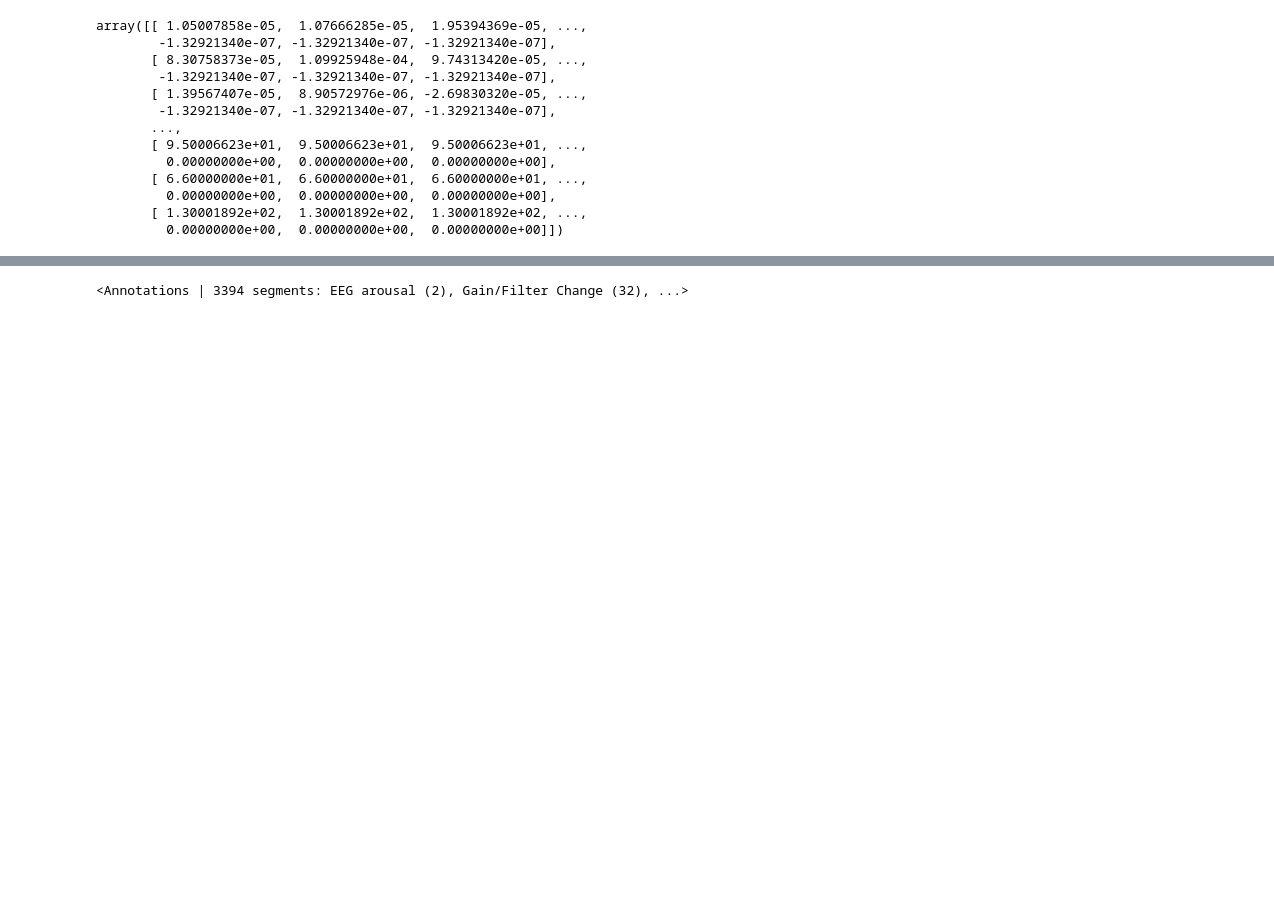
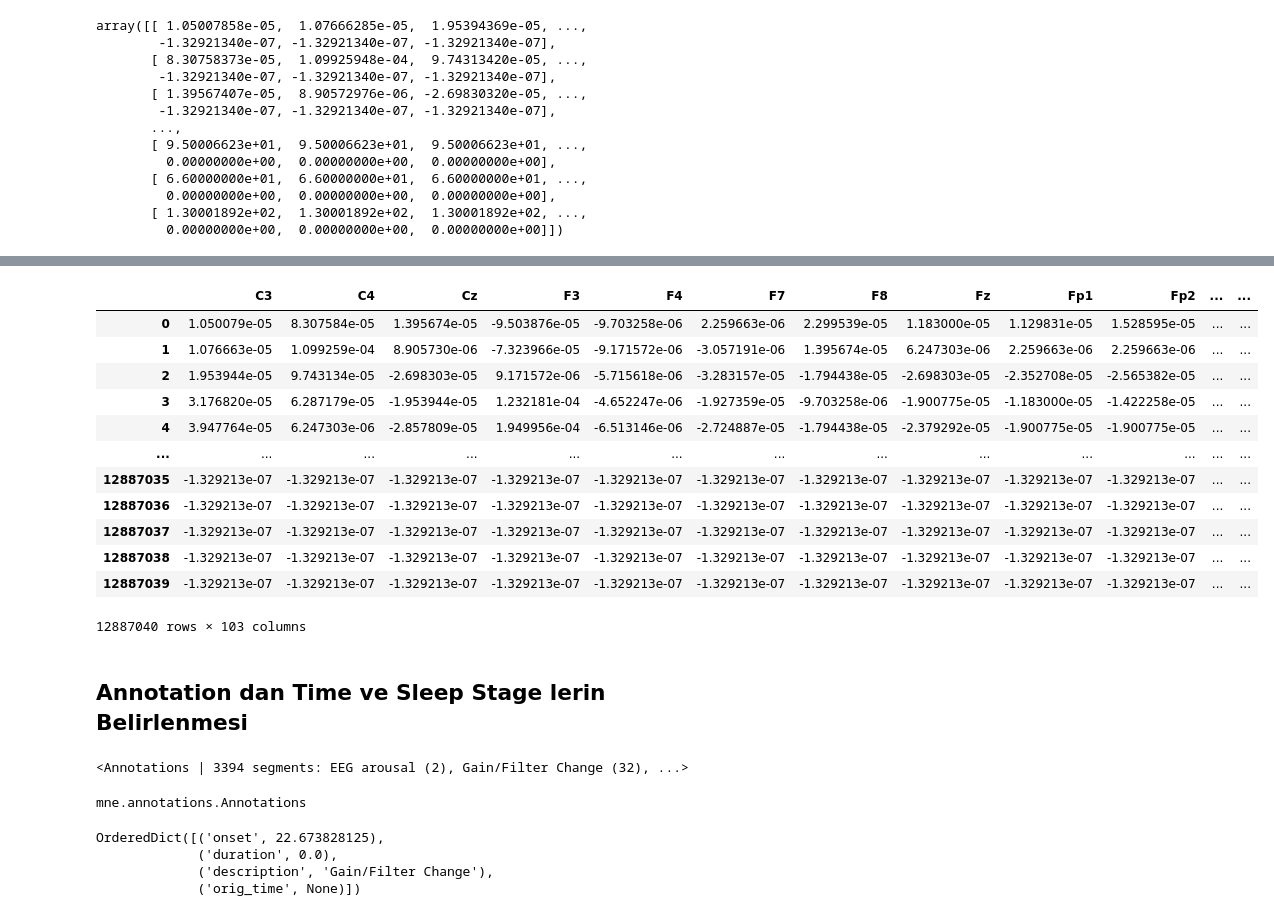
Before and after one commit to yunusozen/sleepworks, a Jupyter notebook: m.ipynb, the cells around one changed output, grey strips where cells are left out. Drawn from its saved outputs; the diff is of its cells as text; code cells hidden in the pictures; blank space fills up the shorter version.

```diff
--- a/m.ipynb
+++ b/m.ipynb
@@ -58 +39,19 @@ channels
+# %%
+df
+# %% [output]
+|  | C3 | C4 | Cz | F3 | F4 | F7 | F8 | Fz | Fp1 | Fp2 | ... | ... |
+| 0 | 1.050079e-05 | 8.307584e-05 | 1.395674e-05 | -9.503876e-05 | -9.703258e-06 | 2.259663e-06 | 2.299539e-05 | 1.183000e-05 | 1.129831e-05 | 1.528595e-05 | ... | ... |
+| 1 | 1.076663e-05 | 1.099259e-04 | 8.905730e-06 | -7.323966e-05 | -9.171572e-06 | -3.057191e-06 | 1.395674e-05 | 6.247303e-06 | 2.259663e-06 | 2.259663e-06 | ... | ... |
+| 2 | 1.953944e-05 | 9.743134e-05 | -2.698303e-05 | 9.171572e-06 | -5.715618e-06 | -3.283157e-05 | -1.794438e-05 | -2.698303e-05 | -2.352708e-05 | -2.565382e-05 | ... | ... |
+| 3 | 3.176820e-05 | 6.287179e-05 | -1.953944e-05 | 1.232181e-04 | -4.652247e-06 | -1.927359e-05 | -9.703258e-06 | -1.900775e-05 | -1.183000e-05 | -1.422258e-05 | ... | ... |
+| 4 | 3.947764e-05 | 6.247303e-06 | -2.857809e-05 | 1.949956e-04 | -6.513146e-06 | -2.724887e-05 | -1.794438e-05 | -2.379292e-05 | -1.900775e-05 | -1.900775e-05 | ... | ... |
+| ... | ... | ... | ... | ... | ... | ... | ... | ... | ... | ... | ... | ... |
+| 12887035 | -1.329213e-07 | -1.329213e-07 | -1.329213e-07 | -1.329213e-07 | -1.329213e-07 | -1.329213e-07 | -1.329213e-07 | -1.329213e-07 | -1.329213e-07 | -1.329213e-07 | ... | ... |
+| 12887036 | -1.329213e-07 | -1.329213e-07 | -1.329213e-07 | -1.329213e-07 | -1.329213e-07 | -1.329213e-07 | -1.329213e-07 | -1.329213e-07 | -1.329213e-07 | -1.329213e-07 | ... | ... |
+| 12887037 | -1.329213e-07 | -1.329213e-07 | -1.329213e-07 | -1.329213e-07 | -1.329213e-07 | -1.329213e-07 | -1.329213e-07 | -1.329213e-07 | -1.329213e-07 | -1.329213e-07 | ... | ... |
+| 12887038 | -1.329213e-07 | -1.329213e-07 | -1.329213e-07 | -1.329213e-07 | -1.329213e-07 | -1.329213e-07 | -1.329213e-07 | -1.329213e-07 | -1.329213e-07 | -1.329213e-07 | ... | ... |
+| 12887039 | -1.329213e-07 | -1.329213e-07 | -1.329213e-07 | -1.329213e-07 | -1.329213e-07 | -1.329213e-07 | -1.329213e-07 | -1.329213e-07 | -1.329213e-07 | -1.329213e-07 | ... | ... |
+12887040 rows × 103 columns
+# %% [markdown]
+## Annotation dan Time ve Sleep Stage lerin Belirlenmesi
 # %%
@@ -61,3 +59,14 @@ annot = mne.read_annotations("data.edf", uint16_codec = None)
 annot
 # %% [output]
 <Annotations | 3394 segments: EEG arousal (2), Gain/Filter Change (32), ...>
+# %%
+type(annot)
+# %% [output]
+mne.annotations.Annotations
+# %%
+annot[13]
+# %% [output]
+OrderedDict([('onset', 22.673828125),
+             ('duration', 0.0),
+             ('description', 'Gain/Filter Change'),
+             ('orig_time', None)])
```
Also changed, not shown: parts of 24 cells of this notebook.
